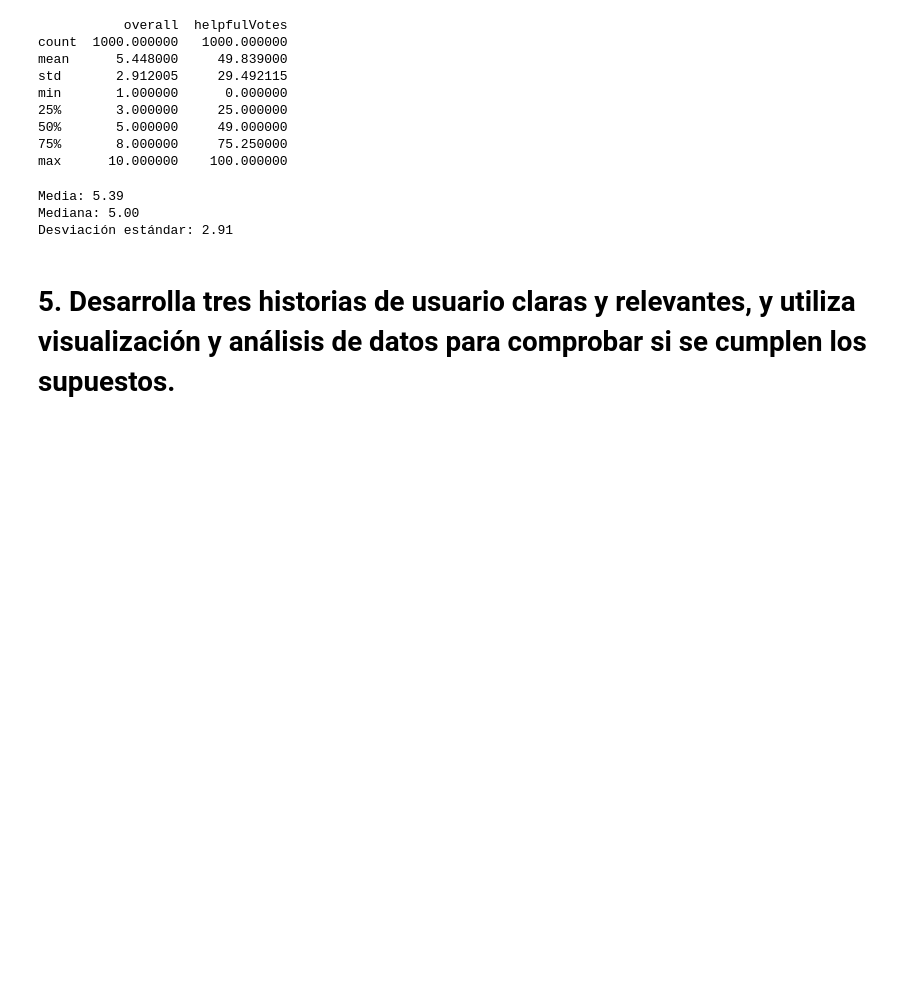
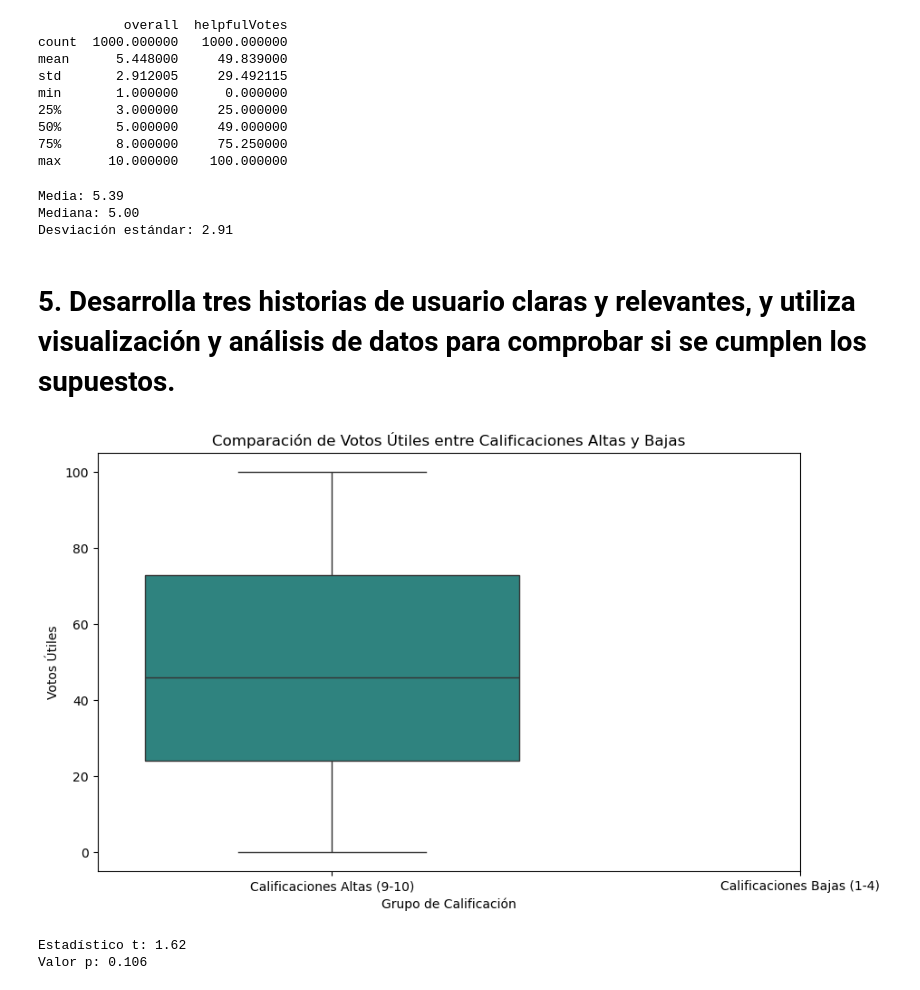
Before and after one commit to mkltc/RETO2, a Jupyter notebook: PIA/reto2_pia.ipynb, the cells around one changed output. Cells and saved outputs as stored; diff of their text form; code cells hidden in the pictures; blank space fills up the shorter version.

```diff
--- a/PIA/reto2_pia.ipynb
+++ b/PIA/reto2_pia.ipynb
@@ -527,3 +527,31 @@ Mediana: 5.00
 Desviación estándar: 2.91
 # %% [markdown]
 # 5. Desarrolla tres historias de usuario claras y relevantes, y utiliza visualización y análisis de datos para comprobar si se cumplen los supuestos.
+# %%
+import matplotlib.pyplot as plt
+import seaborn as sns
+from scipy import stats
+import numpy as np
+import pandas as pd
+
+# Separar reseñas en calificaciones altas y bajas
+calificaciones_altas = df[df['overall'] >= 9]
+calificaciones_bajas = df[df['overall'] <= 4]
+
+# Boxplot de votos útiles en calificaciones altas vs bajas
+plt.figure(figsize=(10, 6))
+sns.boxplot(data=[calificaciones_altas['helpfulVotes'], calificaciones_bajas['helpfulVotes']], palette='viridis')
+plt.xticks([0, 1], ['Calificaciones Altas (9-10)', 'Calificaciones Bajas (1-4)'])
+plt.title('Comparación de Votos Útiles entre Calificaciones Altas y Bajas')
+plt.xlabel('Grupo de Calificación')
+plt.ylabel('Votos Útiles')
+plt.show()
+
+# Prueba de hipótesis para votos útiles entre reseñas altas y bajas
+t_stat, p_value = stats.ttest_ind(calificaciones_altas['helpfulVotes'], calificaciones_bajas['helpfulVotes'], equal_var=False)
+print(f"Estadístico t: {t_stat:.2f}")
+print(f"Valor p: {p_value:.3f}")
+# %% [output]
+[figure, added]
+Estadístico t: 1.62
+Valor p: 0.106
```
Also changed, not shown: parts of 4 cells of this notebook.
